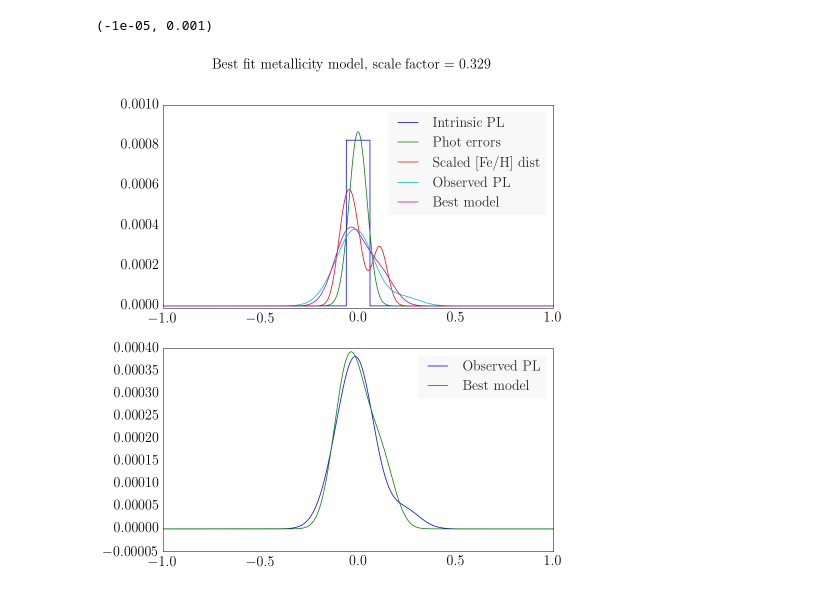
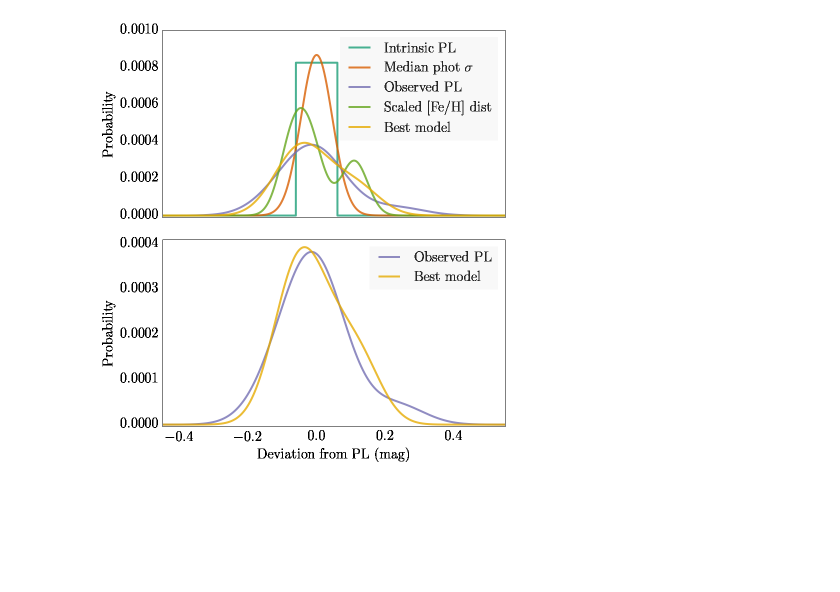
Before and after one commit to vickyscowcroft/omegaCen, a Jupyter notebook: reworked_fitting_code/Convolving_uncertianties_PL_relation_new.ipynb, the cells around one changed output. Saved outputs shown, nothing was run; the diff lists cells and outputs as text; code cells hidden in the pictures; blank space fills up the shorter version.

```diff
--- a/reworked_fitting_code/Convolving_uncertianties_PL_relation_new.ipynb
+++ b/reworked_fitting_code/Convolving_uncertianties_PL_relation_new.ipynb
@@ -1,6 +1,8 @@
 # %%
 %matplotlib inline
 %config InlineBackend.figure_format='retina'
+import brewer2mpl
+from cycler import cycler
 import matplotlib.pyplot as plt
 import pandas as pd
 import prettyplotlib as ppl
@@ -12,8 +14,11 @@ from scipy.optimize import curve_fit
 from sklearn.neighbors import KernelDensity
 from sklearn.grid_search import GridSearchCV
 from matplotlib import rc
+set2 = brewer2mpl.get_map('Dark2', 'qualitative', 8).mpl_colors
 rc('font', **{'family': 'serif', 'serif': ['Computer Modern Roman'], 'size':14})
 rc('text', usetex=True)
+rc('lines', linewidth=2)
+rc('axes', prop_cycle=cycler('color', set2))
 # %%
 def get_pseudo_pdf(big_grid, data, bmin=0.01, bmax=0.2, normed = False):
     grid = GridSearchCV(KernelDensity(),
@@ -129,24 +154,34 @@ print popt, pcov
 pmf_m = get_pmf_m(big_grid, popt[0])
 metallicity_convolved = get_convolved_m(big_grid, popt[0])
 # %%
-fig, (ax1, ax2) = plt.subplots(2,1,figsize=(7,8))
+fig, (ax1, ax2) = plt.subplots(2,1,figsize=(6,6.5), sharex=True)
 
-ppl.plot(ax1, big_grid,pmf_i, label='Intrinsic PL')
-ppl.plot(ax1, big_grid,pmf_p, label='Phot errors')
-ppl.plot(ax1, big_grid,pmf_m, label="Scaled [Fe/H] dist")
-ppl.plot(ax1, big_grid,pmf_o, label='Observed PL')
-ppl.plot(ax1, big_grid,metallicity_convolved, label="Best model")
-ppl.plot(ax2, big_grid,pmf_o, label='Observed PL')
-ppl.plot(ax2, big_grid,metallicity_convolved, label="Best model")
+ppl.plot(ax1, big_grid,pmf_i, label='Intrinsic PL', linewidth=2, alpha=0.8)
+ax1.plot(big_grid,pmf_p, label='Median phot $\sigma$', alpha=0.8)
+ax1.plot(big_grid,pmf_o, label='Observed PL', alpha=0.8)
+ax1.plot(big_grid,conv_pmf, alpha=0.)
+ax1.plot(big_grid,pmf_m, label="Scaled [Fe/H] dist", alpha=0.8)
+ax1.plot(big_grid,metallicity_convolved, label="Best model", alpha=0.8)
 
-title_text = 'Best fit metallicity model, scale factor = {:.3f}'.format(popt[0])
+ppl.plot(ax2, big_grid,pmf_o, label='Observed PL', color=set2[2], linewidth=2, alpha=0.8)
+ax2.plot(big_grid,metallicity_convolved, label="Best model", color=set2[5], alpha=0.8)
+
+ax2.set_xlabel('Deviation from PL (mag)')
+ax1.set_ylabel('Probability')
+ax2.set_ylabel('Probability')
+
+#title_text = 'Best fit metallicity model, scale factor = {:.3f}'.format(popt[0])
 ppl.legend(ax1, loc='best', prop={'size':14})
 ppl.legend(ax2, loc='best', prop={'size':14})
-plt.suptitle(title_text)
-ax1.set_ylim(-0.00001, 0.001)
+#plt.suptitle(title_text)
+ax1.set_xlim(-0.45,0.55)
+ylim = np.array([-0.00001, 0.001])
+ax1.set_ylim(ylim)
+ax2.set_ylim(ylim * 0.41)
+fig.tight_layout()
+fig.savefig('final_plots/distributions.pdf')
 # %% [output]
-(-1e-05, 0.001)
-[figure, old version]
+[figure, new version]
 # %%
 from IPython.display import Image
 from IPython.display import display
```
Also changed, not shown: parts of 6 cells of this notebook, 11 other files.
